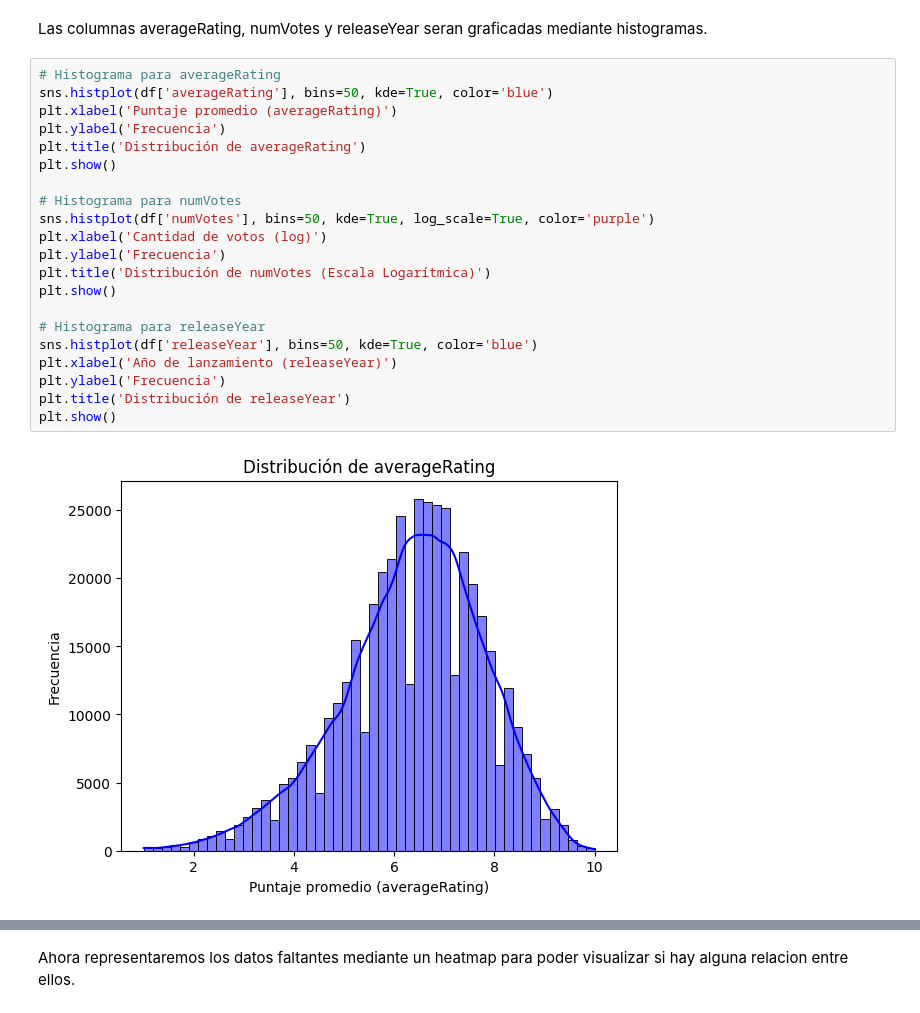
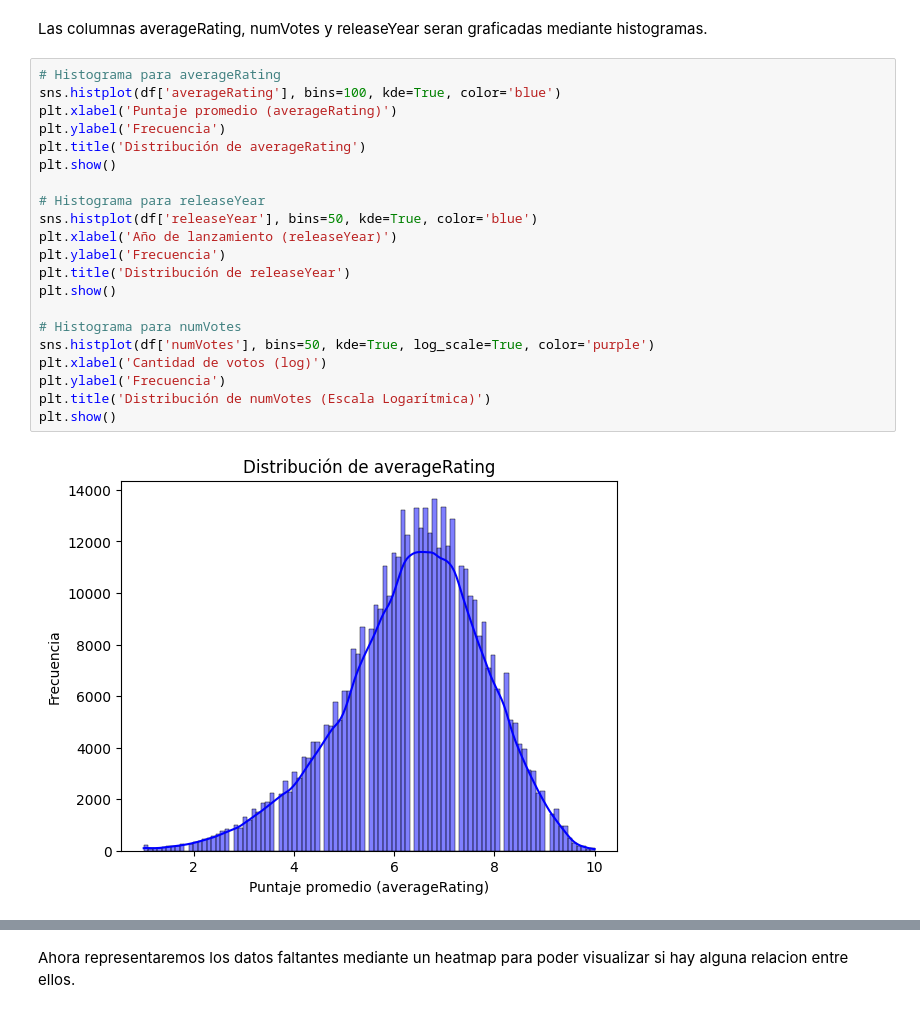
Before and after one commit to ipsilon7/Analisis-de-datos-de-IMDb, a Jupyter notebook: Limpieza.ipynb, the cells around one changed output, grey strips where cells are left out. Cells and saved outputs as stored; diff of their text form.

```diff
--- a/Limpieza.ipynb
+++ b/Limpieza.ipynb
@@ -133,24 +134,24 @@ plt.show()
 Las columnas averageRating, numVotes y releaseYear seran graficadas mediante histogramas.
 # %%
 # Histograma para averageRating
-sns.histplot(df['averageRating'], bins=50, kde=True, color='blue')
+sns.histplot(df['averageRating'], bins=100, kde=True, color='blue')
 plt.xlabel('Puntaje promedio (averageRating)')
 plt.ylabel('Frecuencia')
 plt.title('Distribución de averageRating')
+plt.show()
+
+# Histograma para releaseYear
+sns.histplot(df['releaseYear'], bins=50, kde=True, color='blue')
+plt.xlabel('Año de lanzamiento (releaseYear)')
+plt.ylabel('Frecuencia')
+plt.title('Distribución de releaseYear')
 plt.show()
 
 # Histograma para numVotes
 sns.histplot(df['numVotes'], bins=50, kde=True, log_scale=True, color='purple')
 plt.xlabel('Cantidad de votos (log)')
 plt.ylabel('Frecuencia')
 plt.title('Distribución de numVotes (Escala Logarítmica)')
 plt.show()
-
-# Histograma para releaseYear
-sns.histplot(df['releaseYear'], bins=50, kde=True, color='blue')
-plt.xlabel('Año de lanzamiento (releaseYear)')
-plt.ylabel('Frecuencia')
-plt.title('Distribución de releaseYear')
-plt.show()
 # %% [output]
-[figure, old version]
+[figure, new version]
```
Also changed, not shown: parts of 2 cells of this notebook.
